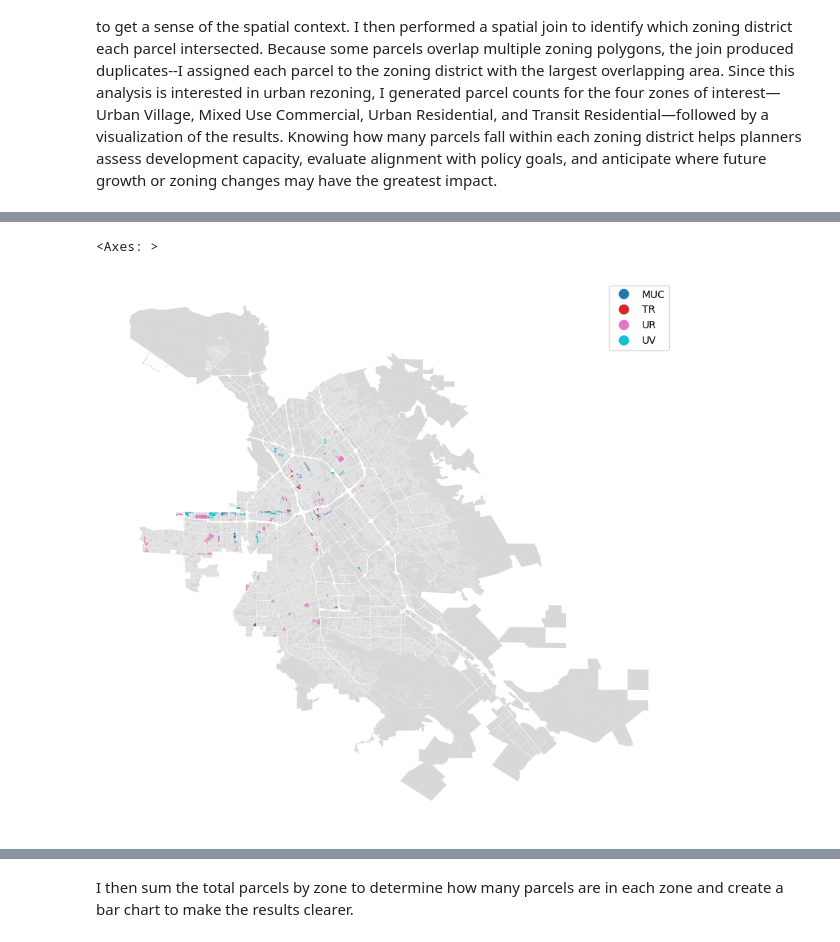
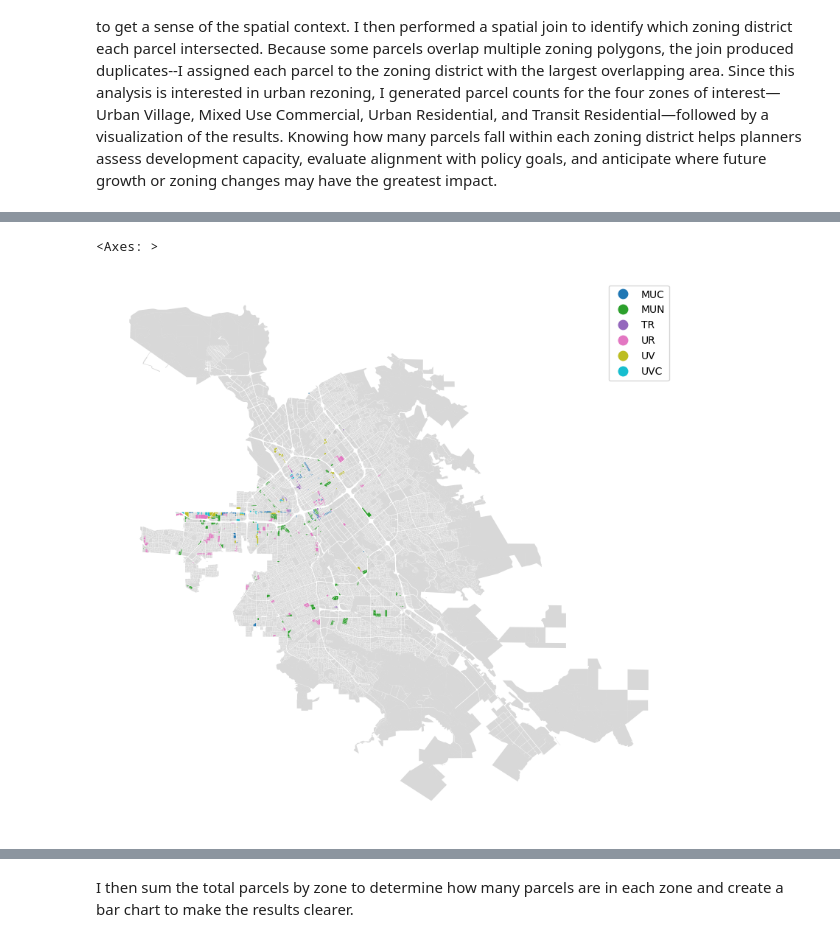
Before and after one commit to kaseyzapatka/sanjose_transit_equity, a Jupyter notebook: code/02_exploratory.ipynb, the cells around one changed output, grey strips where cells are left out. Drawn from its saved outputs; the diff is of its cells as text; code cells hidden in the pictures.

```diff
--- a/code/02_exploratory.ipynb
+++ b/code/02_exploratory.ipynb
@@ -40,15 +51,14 @@ sj_acs.head()
 
 I began by visualizing the parcel and zoning shapefiles to confirm that their geometries aligned and to get a sense of the spatial context. I then performed a spatial join to identify which zoning district each parcel intersected. Because some parcels overlap multiple zoning polygons, the join produced duplicates--I assigned each parcel to the zoning district with the largest overlapping area. Since this analysis is interested in urban rezoning, I generated parcel counts for the four zones of interest—Urban Village, Mixed Use Commercial, Urban Residential, and Transit Residential—followed by a visualization of the results. Knowing how many parcels fall within each zoning district helps planners assess development capacity, evaluate alignment with policy goals, and anticipate where future growth or zoning changes may have the greatest impact.
 # %%
-# 4 zoning types of foucus
+# 4 zoning types of focus
 # --------
+# Urban Village Commercial  = UVC
 # Urban Village             = UV
 # Mixed Use Commercial      = MUC
+# Mixed Use Neighborhood    = MUN
 # Urban Residential         = UR
 # Transit Residential       = TR
 
-# subset out only the 4 zoning types I will focus on
-zoning4 = zoning.query("ZONING == 'UV'or ZONING == 'MUC' or ZONING == 'UR' or ZONING == 'TR' ")
-
-# subset specifically Urban Village
-zoning_uv = zoning.query("ZONING == 'UV'")
+# subset out only the 6 zoning types I will focus on
+zoning6 = zoning.query(" ZONING == 'UVC' or ZONING == 'UV'or ZONING == 'MUC' or ZONING == 'MUN' or ZONING == 'UR' or ZONING == 'TR' ")
@@ -55,10 +196,10 @@ zoning_uv = zoning.query("ZONING == 'UV'")
 # %%
 # overlay the zoning types on the parcel shapefile and set each zoning type as a different color
 # --------
 fig, ax  = plt.subplots(figsize=(10,12))
 ax.axis('off')
 parcels.plot(ax = ax, color = 'grey', alpha = 0.3, legend = True)
-zoning4.plot(ax = ax, column = 'ZONING', legend = True)
+zoning6.plot(ax = ax, column = 'ZONING', legend = True)
 # %% [output]
 <Axes: >
-[figure, old version]
+[figure, new version]
```
Also changed, not shown: parts of 12 cells of this notebook.
